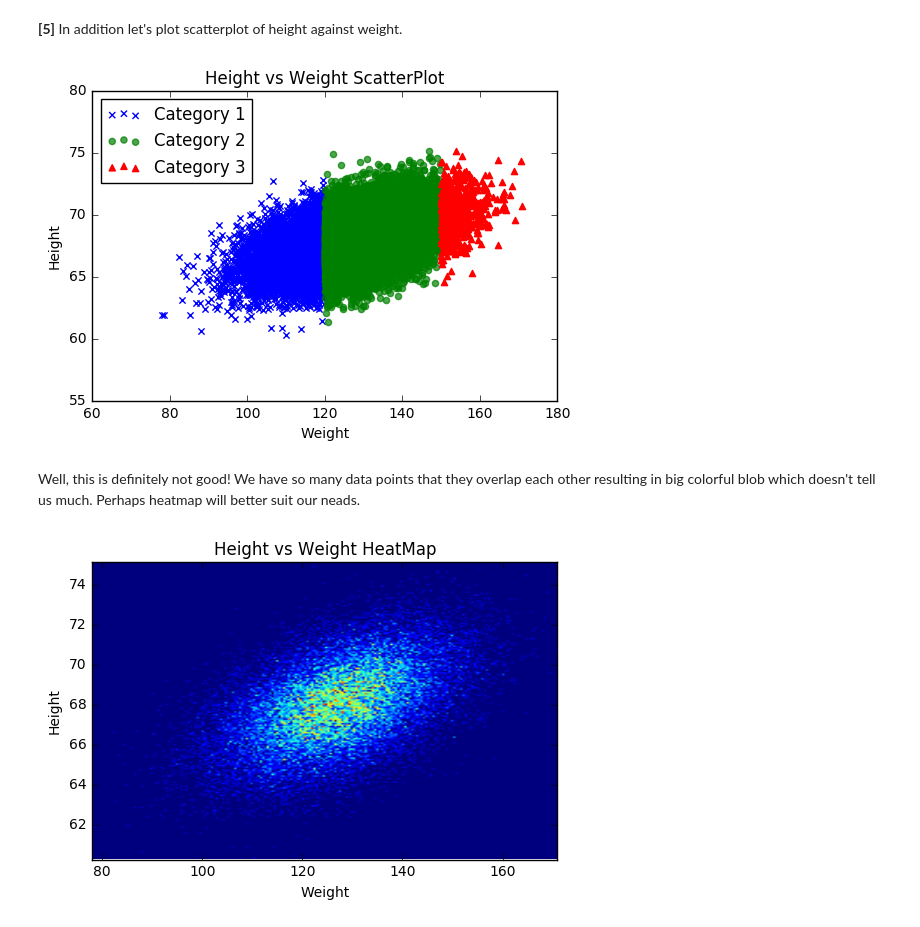
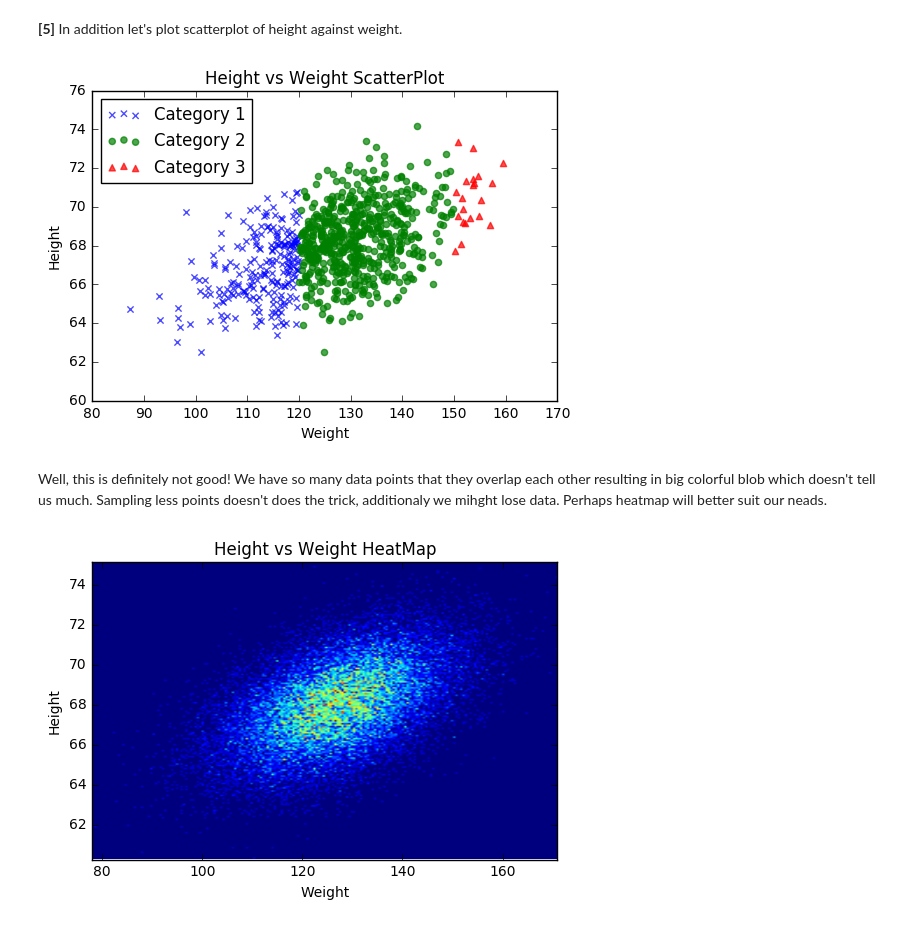
Before and after one commit to EvdokimovN/S7DataScience, a Jupyter notebook: S7DataScience.ipynb, the cells around one changed output. Saved outputs shown, nothing was run; the diff lists cells and outputs as text; code cells hidden in the pictures.

```diff
--- a/S7DataScience.ipynb
+++ b/S7DataScience.ipynb
@@ -68,43 +68,44 @@ df.boxplot(column=height_column_index, by=category_weight_column_index)
 **[5]** In addition let's plot scatterplot of height against weight.
 # %%
 # Change it to sample each `skip_points`
-skip_points = 1
+skip_points = 30
 
 plt.figure()
 # We will plot data by category on one plot
 plt.scatter(x=df[weight_column_index][df[category_weight_column_index] == 1][::skip_points],
             y=df[height_column_index][df[category_weight_column_index] == 1][::skip_points],
             marker = 'x',
             color = 'b',
-            label = 'Category 1'
+            label = 'Category 1',
+            alpha = 0.7
            )
 
 plt.scatter(x=df[weight_column_index][df[category_weight_column_index] == 2][::skip_points],
             y=df[height_column_index][df[category_weight_column_index] == 2][::skip_points],
             marker = 'o',
             color = 'g',
             label = 'Category 2',
             alpha = 0.7
            )
 
 plt.scatter(x=df[weight_column_index][df[category_weight_column_index] == 3][::skip_points],
             y=df[height_column_index][df[category_weight_column_index] == 3][::skip_points],
             marker = '^',
             color = 'r',
             label = 'Category 3',
-            cmap = cm.Paired
+            alpha = 0.7
            )
 
 plt.legend(loc='upper left')
 plt.title('Height vs Weight ScatterPlot')
 plt.ylabel('Height')
 plt.xlabel('Weight')
 
 plt.show()
 # %% [output]
-[figure, old version]
+[figure, new version]
 # %% [markdown]
-Well, this is definitely not good! We have so many data points that they overlap each other resulting in big colorful blob which doesn't tell us much. Perhaps heatmap will better suit our neads.
+Well, this is definitely not good! We have so many data points that they overlap each other resulting in big colorful blob which doesn't tell us much. Sampling less points doesn't does the trick, additionaly we mihght lose data. Perhaps heatmap will better suit our neads.
 # %%
 # Number of bins used to split data
 bins = 200
```
Also changed, not shown: parts of 4 cells of this notebook.
